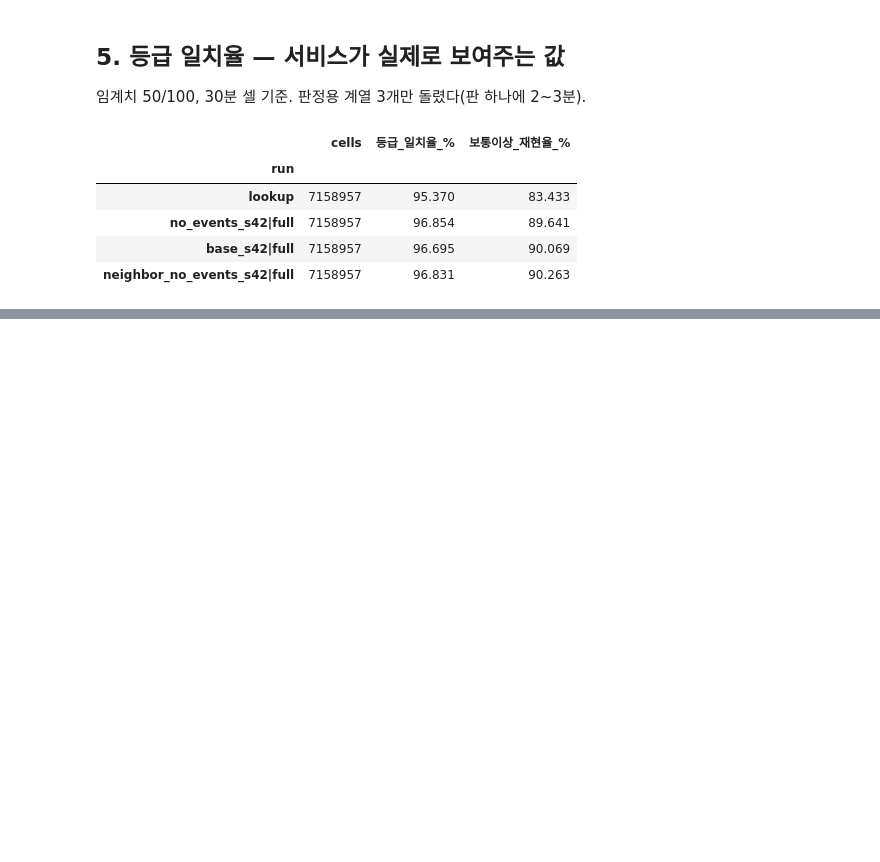
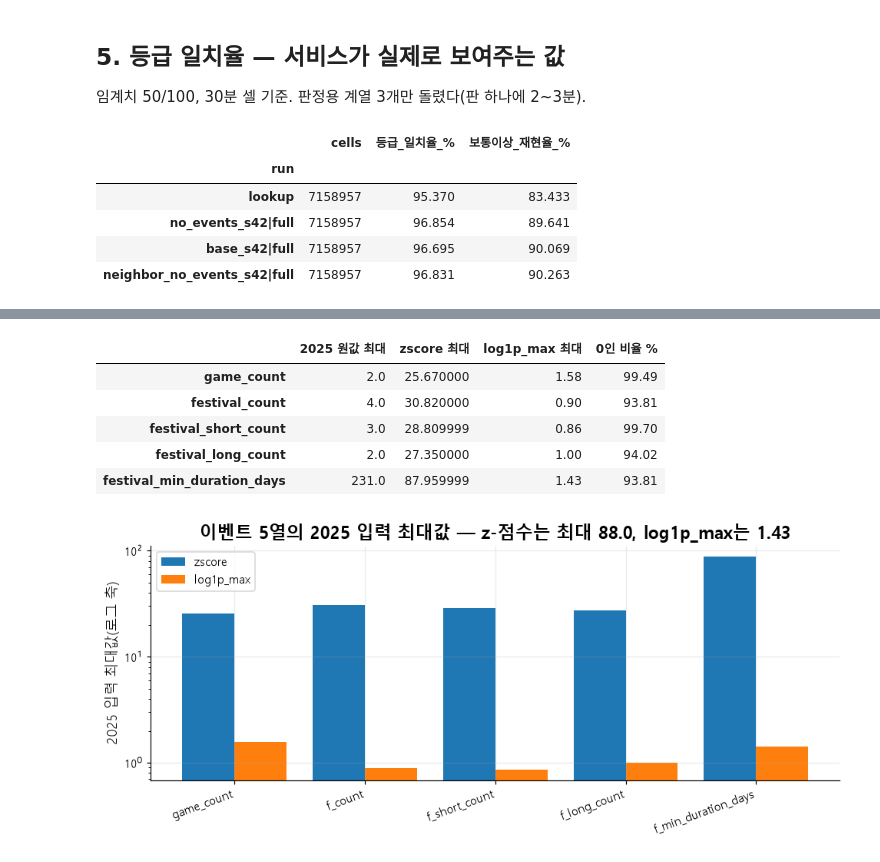
Before and after one commit to Bunsan-Vacance/SUMGIL, a Jupyter notebook: AI/validation/CROWD/dl-input-check/dl_input_check.ipynb, the cells around one changed output, grey strips where cells are left out. Drawn from its saved outputs; the diff is of its cells as text; code cells hidden in the pictures; blank space fills up the shorter version.

```diff
--- a/AI/validation/CROWD/dl-input-check/dl_input_check.ipynb
+++ b/AI/validation/CROWD/dl-input-check/dl_input_check.ipynb
@@ -235,0 +306,40 @@ grades.set_index("run")[["cells", "등급_일치율_%", "보통이상_재현율_
+# %%
+from app.CROWD.pipeline.dl.dataset import EVENT_STATIC_COLS, encode_events
+
+ev_fix = pd.read_parquet(AI_ROOT / MODELS["events_fixed_s42"] / "event_stats.parquet")
+ev_z = pd.read_parquet(AI_ROOT / MODELS["no_events_s42"] / "event_stats.parquet")
+daily25 = pd.read_parquet(
+    AI_ROOT / "data" / "CROWD" / "interim" / "crowd_panel_derived_2024_2025.parquet",
+    columns=["date", "station_no", *EVENT_STATIC_COLS],
+).drop_duplicates(["date", "station_no"])
+daily25 = daily25[pd.to_datetime(daily25["date"]) >= "2025-01-01"]
+raw25 = daily25[EVENT_STATIC_COLS].fillna(0.0).to_numpy()
+enc = pd.DataFrame(
+    {
+        "2025 원값 최대": raw25.max(axis=0),
+        "zscore 최대": encode_events(raw25, ev_z, "zscore").max(axis=0),
+        "log1p_max 최대": encode_events(raw25, ev_fix, "log1p_max").max(axis=0),
+        "0인 비율 %": (raw25 == 0).mean(axis=0) * 100,
+    },
+    index=EVENT_STATIC_COLS,
+)
+
+fig, ax = plt.subplots(figsize=(9, 4))
+x = np.arange(len(EVENT_STATIC_COLS))
+ax.bar(x - 0.2, enc["zscore 최대"], 0.4, label="zscore")
+ax.bar(x + 0.2, enc["log1p_max 최대"], 0.4, label="log1p_max")
+ax.set_yscale("log")
+ax.set_xticks(x, [c.replace("festival_", "f_") for c in EVENT_STATIC_COLS], rotation=20, ha="right")
+ax.set_ylabel("2025 입력 최대값(로그 축)")
+ax.set_title("이벤트 5열의 2025 입력 최대값 — z-점수는 최대 88.0, log1p_max는 1.43")
+ax.legend()
+fig.tight_layout()
+enc.round(2)
+# %% [output]
+|  | 2025 원값 최대 | zscore 최대 | log1p_max 최대 | 0인 비율 % |
+| game_count | 2.0 | 25.670000 | 1.58 | 99.49 |
+| festival_count | 4.0 | 30.820000 | 0.90 | 93.81 |
+| festival_short_count | 3.0 | 28.809999 | 0.86 | 99.70 |
+| festival_long_count | 2.0 | 27.350000 | 1.00 | 94.02 |
+| festival_min_duration_days | 231.0 | 87.959999 | 1.43 | 93.81 |
+[figure, added]
```
Also changed, not shown: parts of 8 cells of this notebook, 6 other files.
